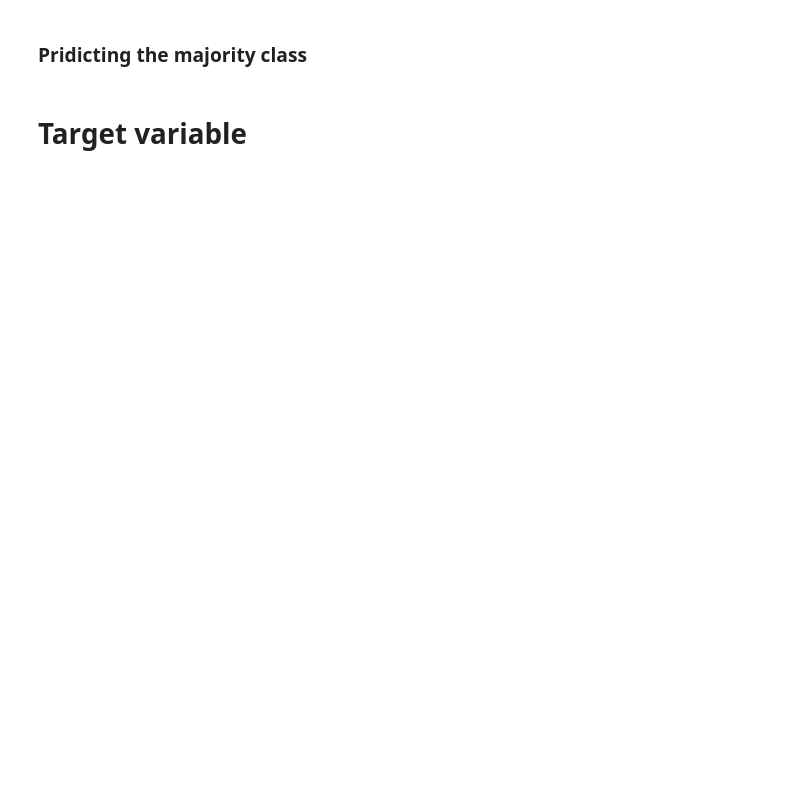
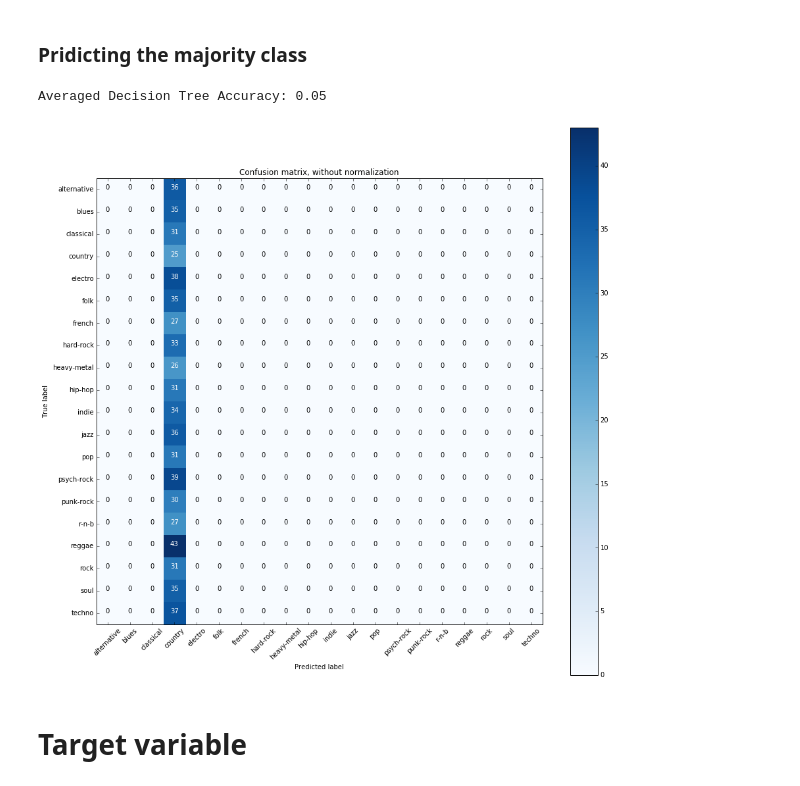
Before and after one commit to AelHenri/Genrify, a Jupyter notebook: Genrify_models_clean.ipynb, the cells around one changed output. Cells and saved outputs as stored; diff of their text form; code cells hidden in the pictures; blank space fills up the shorter version.

```diff
--- a/Genrify_models_clean.ipynb
+++ b/Genrify_models_clean.ipynb
@@ -83,18 +77,14 @@ NameError: name 'x_train' is not defined
 # %%
 majo_model = DummyClassifier(strategy='most_frequent')
 
 majo_acc_scores = cross_val_score(majo_model, sc_attributes, target_multinomial,cv=10)
 avg_majo_acc = np.mean(majo_acc_scores)
 print("Averaged Decision Tree Accuracy: " + str(avg_majo_acc))
 
-majo_fitted = majo_model.fit(x_train, y_train)
-
-y_pred_majo = majo_fitted.predict(x_test)
-
-cnf_majo = confusion_matrix(y_test, y_pred_majo)
-
-plot_confusion_matrix(cnf_majo, classes=GENRES,
-                      title='Confusion matrix, without normalization')
+cnf_mat_model(majo_model,sc_attributes, target_multinomial)
+# %% [output]
+Averaged Decision Tree Accuracy: 0.05
+[figure, added]
 # %% [markdown]
 # Target variable
 # %%
```
Also changed, not shown: parts of 9 cells of this notebook.
